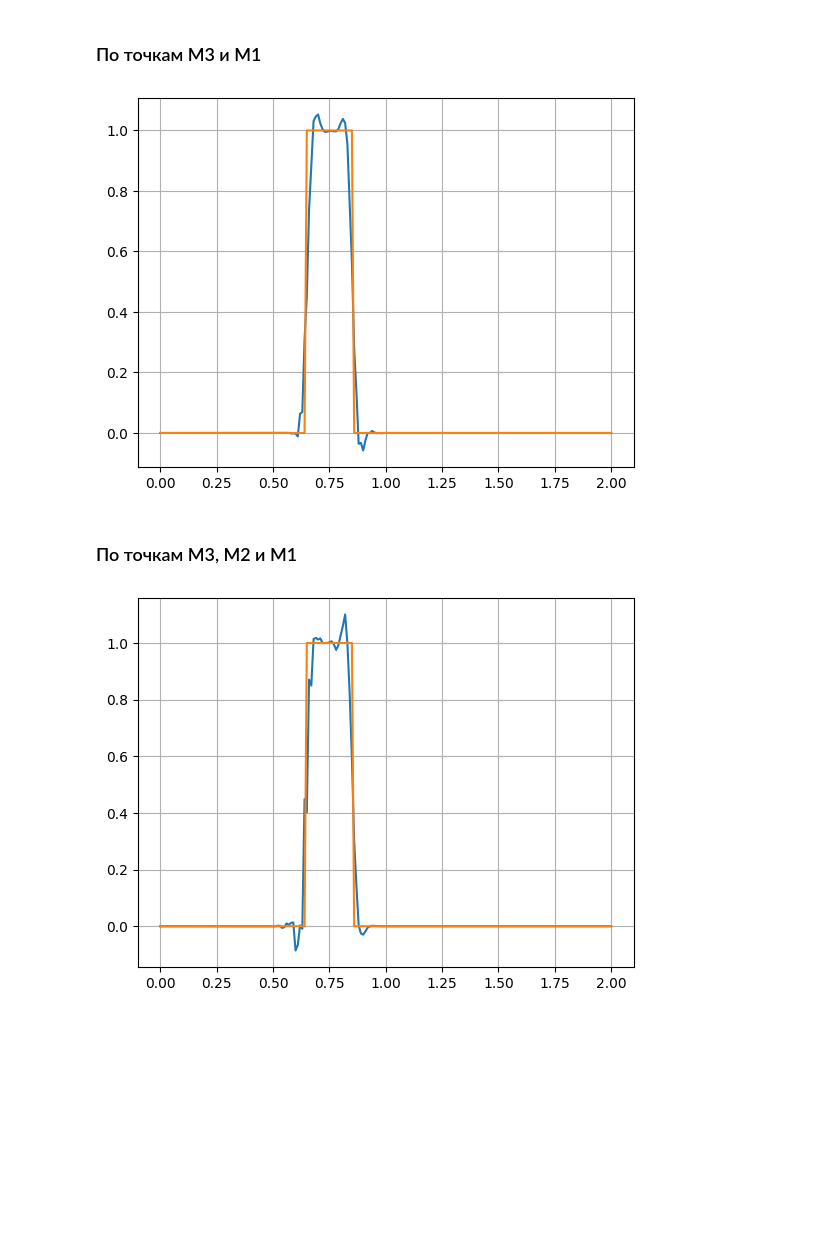
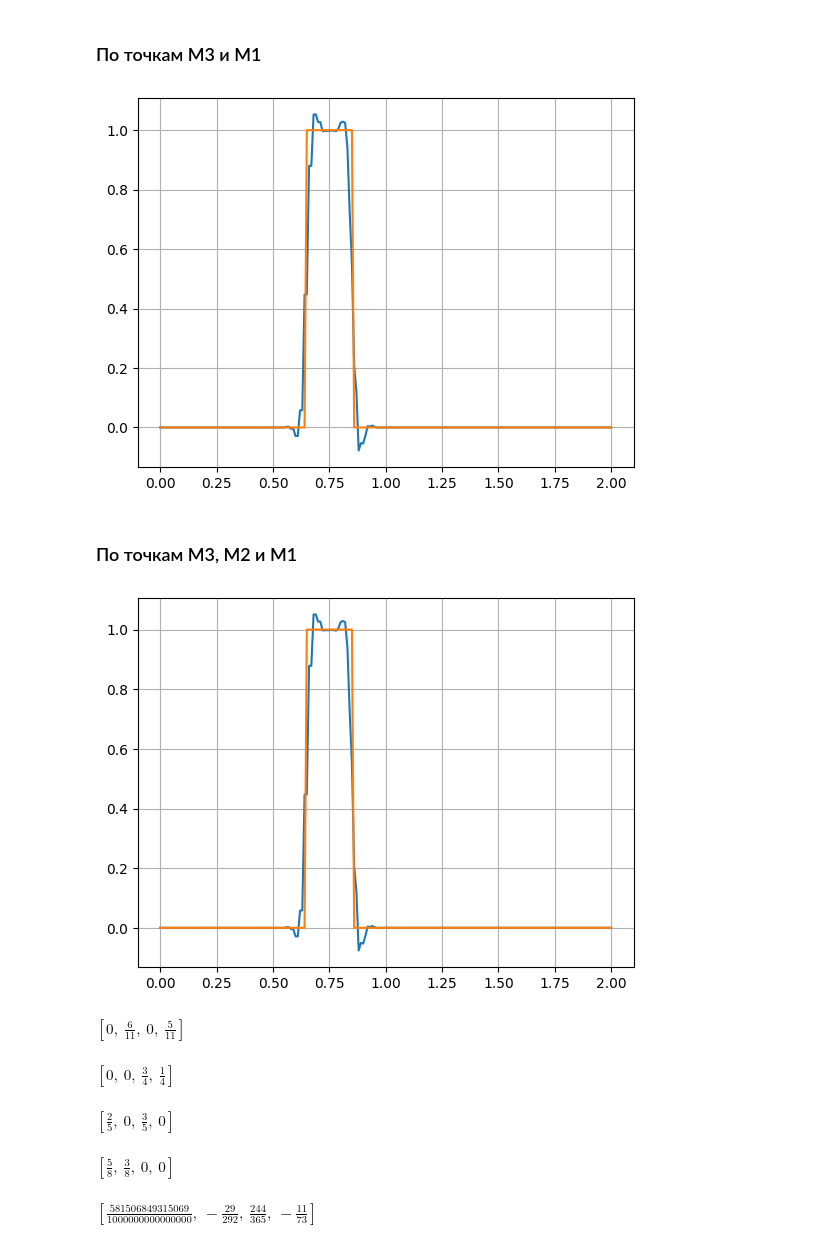
Before and after one commit to ItsMyPain/NCP, a Jupyter notebook: Lab 1/theoretical.ipynb, the cells around one changed output. Saved outputs shown, nothing was run; the diff lists cells and outputs as text; code cells hidden in the pictures; blank space fills up the shorter version.

```diff
--- a/Lab 1/theoretical.ipynb
+++ b/Lab 1/theoretical.ipynb
@@ -304,8 +304,8 @@ def hybrid_solve(coef, _t=100):
         for j in range(2, X - 1):
             for c in coef:
                 u[n + 1][j] = step(c, u, n, j)
-                u_min = min(u[n][j - 1], u[n][j])
-                u_max = max(u[n][j - 1], u[n][j])
+                u_min = min(u[n][j - 1], u[n - 1][j])
+                u_max = max(u[n][j - 1], u[n - 1][j])
                 if u_min <= u[n + 1][j] <= u_max:
                     break
 
@@ -324,10 +324,30 @@ hybrid_solve([M1_p, M2_p])
 # %%
 hybrid_solve([M3_p, M1_p])
 # %% [output]
-[figure, old version]
+[figure, new version]
 # %% [markdown]
 ### По точкам M3, M2 и M1
 # %%
-hybrid_solve([M3_p, M2_p, M2_p])
+hybrid_solve([M3_p, M2_p, M1_p])
 # %% [output]
-[figure, old version]
+[figure, new version]
+# %%
+display([sm.nsimplify(i) for i in A_p])
+# %% [output]
+$\displaystyle \left[ 0, \  \frac{6}{11}, \  0, \  \frac{5}{11}\right]$
+# %%
+display([sm.nsimplify(i) for i in B_p])
+# %% [output]
+$\displaystyle \left[ 0, \  0, \  \frac{3}{4}, \  \frac{1}{4}\right]$
+# %%
+display([sm.nsimplify(i) for i in C_p])
+# %% [output]
+$\displaystyle \left[ \frac{2}{5}, \  0, \  \frac{3}{5}, \  0\right]$
+# %%
+display([sm.nsimplify(i) for i in D_p])
+# %% [output]
+$\displaystyle \left[ \frac{5}{8}, \  \frac{3}{8}, \  0, \  0\right]$
+# %%
+display([sm.nsimplify(i) for i in M_p])
+# %% [output]
+$\displaystyle \left[ \frac{581506849315069}{1000000000000000}, \  - \frac{29}{292}, \  \frac{244}{365}, \  - \frac{11}{73}\right]$
```
Also changed, not shown: parts of 4 cells of this notebook, 1 other file.
